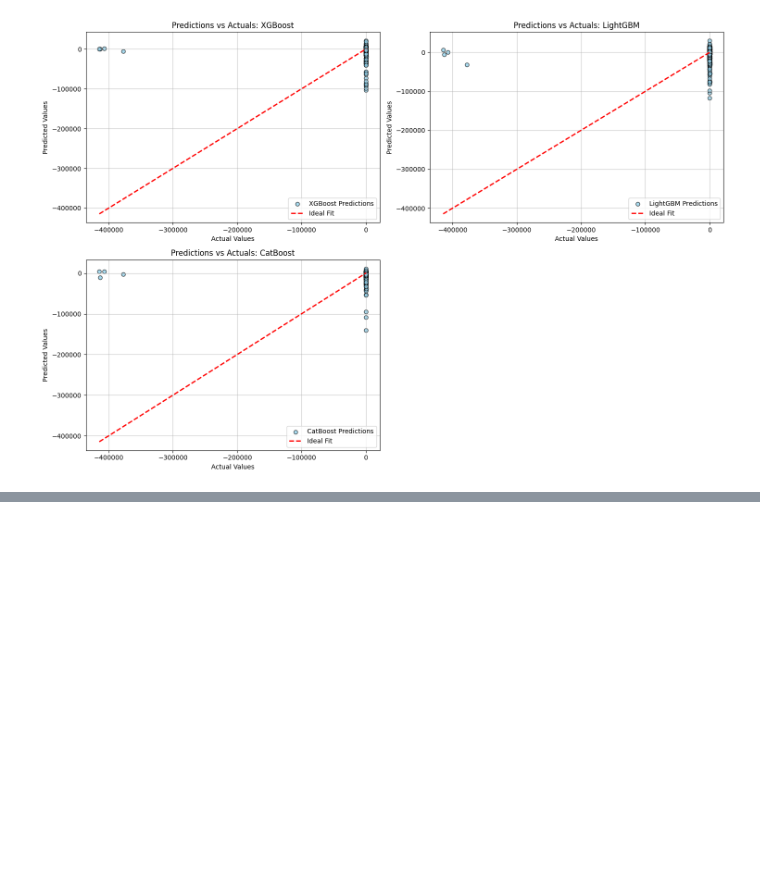
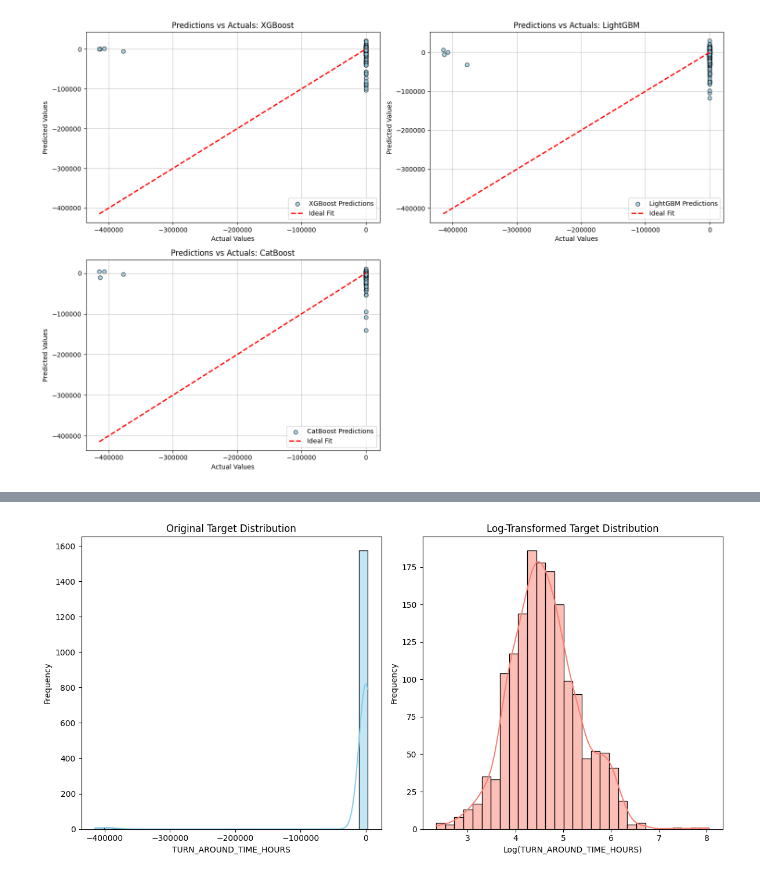
Before and after one commit to Athman-Athman/RESEARCH, a Jupyter notebook: RESEARCH_DATA_ANALYSIS_VTT_NOV_24.ipynb, the cells around one changed output, grey strips where cells are left out. Saved outputs shown, nothing was run; the diff lists cells and outputs as text; code cells hidden in the pictures; blank space fills up the shorter version.

```diff
--- a/RESEARCH_DATA_ANALYSIS_VTT_NOV_24.ipynb
+++ b/RESEARCH_DATA_ANALYSIS_VTT_NOV_24.ipynb
@@ -1086,0 +1288,29 @@ KeyError: 'PORT_PRODUCTIVITY'
+# %%
+import seaborn as sns
+import matplotlib.pyplot as plt
+import numpy as np
+
+# Analyze the distribution of the target variable
+plt.figure(figsize=(12, 6))
+
+# Original distribution
+plt.subplot(1, 2, 1)
+sns.histplot(y, kde=True, color='skyblue', bins=30)
+plt.title('Original Target Distribution')
+plt.xlabel('TURN_AROUND_TIME_HOURS')
+plt.ylabel('Frequency')
+
+# Log-transformed distribution
+y_log_transformed = np.log1p(y)  # Log transformation (adding 1 to handle zero values)
+plt.subplot(1, 2, 2)
+sns.histplot(y_log_transformed, kde=True, color='salmon', bins=30)
+plt.title('Log-Transformed Target Distribution')
+plt.xlabel('Log(TURN_AROUND_TIME_HOURS)')
+plt.ylabel('Frequency')
+
+plt.tight_layout()
+plt.show()
+
+# Use log-transformed target for future modeling
+# %% [output]
+[figure, added]
```
Also changed, not shown: parts of 15 cells of this notebook.
